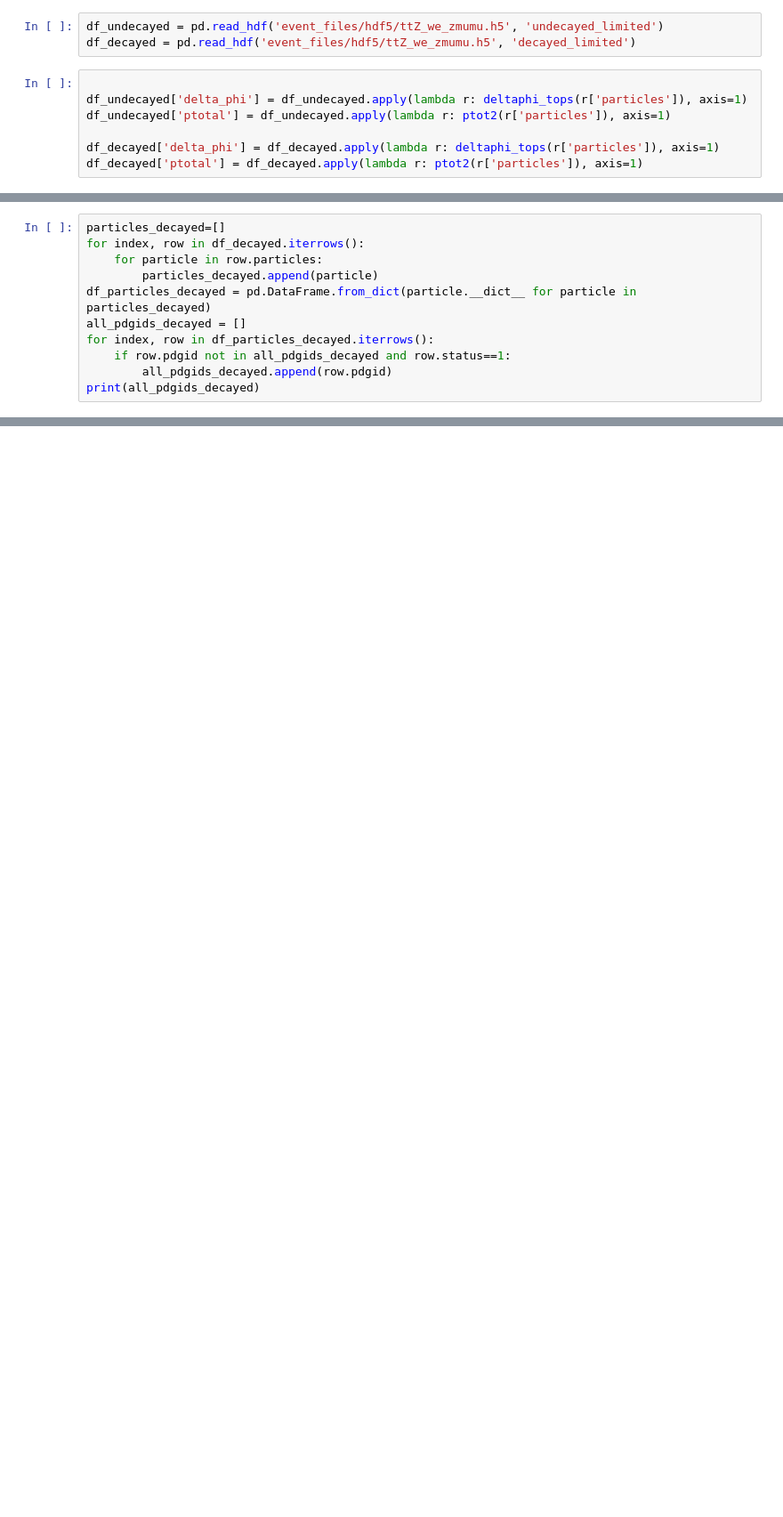
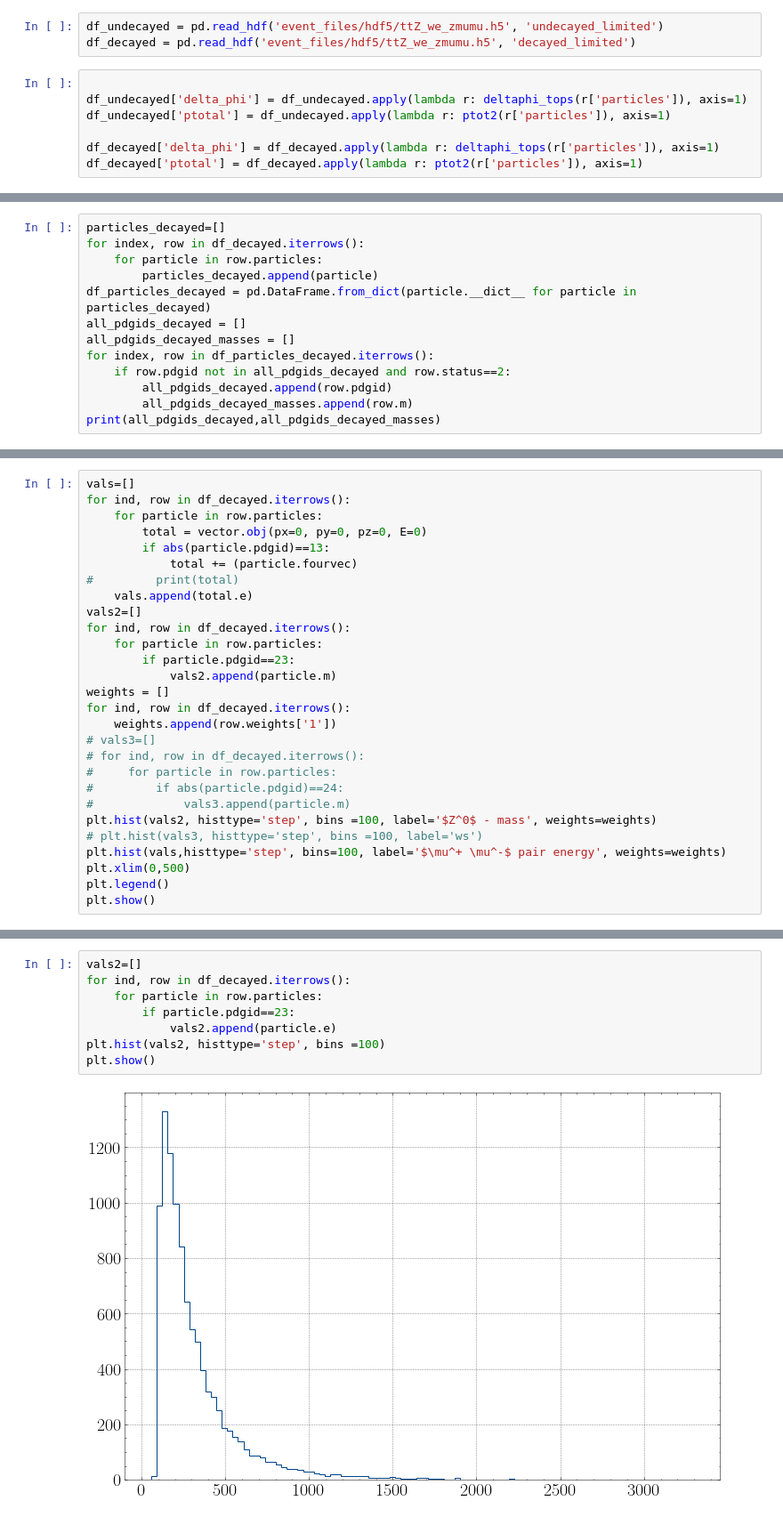
Before and after one commit to craigmadethis/LHEImport, a Jupyter notebook: ttz_03.ipynb, the cells around one changed output, grey strips where cells are left out. Shown at 89% size. Drawn from its saved outputs; the diff is of its cells as text; blank space fills up the shorter version.

```diff
--- a/ttz_03.ipynb
+++ b/ttz_03.ipynb
@@ -184,8 +189,10 @@ for index, row in df_decayed.iterrows():
         particles_decayed.append(particle)
 df_particles_decayed = pd.DataFrame.from_dict(particle.__dict__ for particle in particles_decayed)
 all_pdgids_decayed = []
+all_pdgids_decayed_masses = []
 for index, row in df_particles_decayed.iterrows():
-    if row.pdgid not in all_pdgids_decayed and row.status==1:
+    if row.pdgid not in all_pdgids_decayed and row.status==2:
         all_pdgids_decayed.append(row.pdgid)
-print(all_pdgids_decayed)
+        all_pdgids_decayed_masses.append(row.m)
+print(all_pdgids_decayed,all_pdgids_decayed_masses)
 # %% [output]
@@ -219,0 +223,28 @@ plt.show()
+# %%
+vals=[]
+for ind, row in df_decayed.iterrows():
+    for particle in row.particles:
+        total = vector.obj(px=0, py=0, pz=0, E=0)
+        if abs(particle.pdgid)==13:
+            total += (particle.fourvec)
+#         print(total)
+    vals.append(total.e)
+vals2=[]
+for ind, row in df_decayed.iterrows():
+    for particle in row.particles:
+        if particle.pdgid==23:
+            vals2.append(particle.m)
+weights = []
+for ind, row in df_decayed.iterrows():
+    weights.append(row.weights['1'])
+# vals3=[]
+# for ind, row in df_decayed.iterrows():
+#     for particle in row.particles:
+#         if abs(particle.pdgid)==24:
+#             vals3.append(particle.m)
+plt.hist(vals2, histtype='step', bins =100, label='$Z^0$ - mass', weights=weights)
+# plt.hist(vals3, histtype='step', bins =100, label='ws')
+plt.hist(vals,histtype='step', bins=100, label='$\mu^+ \mu^-$ pair energy', weights=weights)
+plt.xlim(0,500)
+plt.legend()
+plt.show()
@@ -219,0 +253,10 @@ plt.show()
+# %%
+vals2=[]
+for ind, row in df_decayed.iterrows():
+    for particle in row.particles:
+        if particle.pdgid==23:
+            vals2.append(particle.e)
+plt.hist(vals2, histtype='step', bins =100)
+plt.show()
+# %% [output]
+[figure, added]
```
Also changed, not shown: parts of 19 cells of this notebook, 3 other files.
